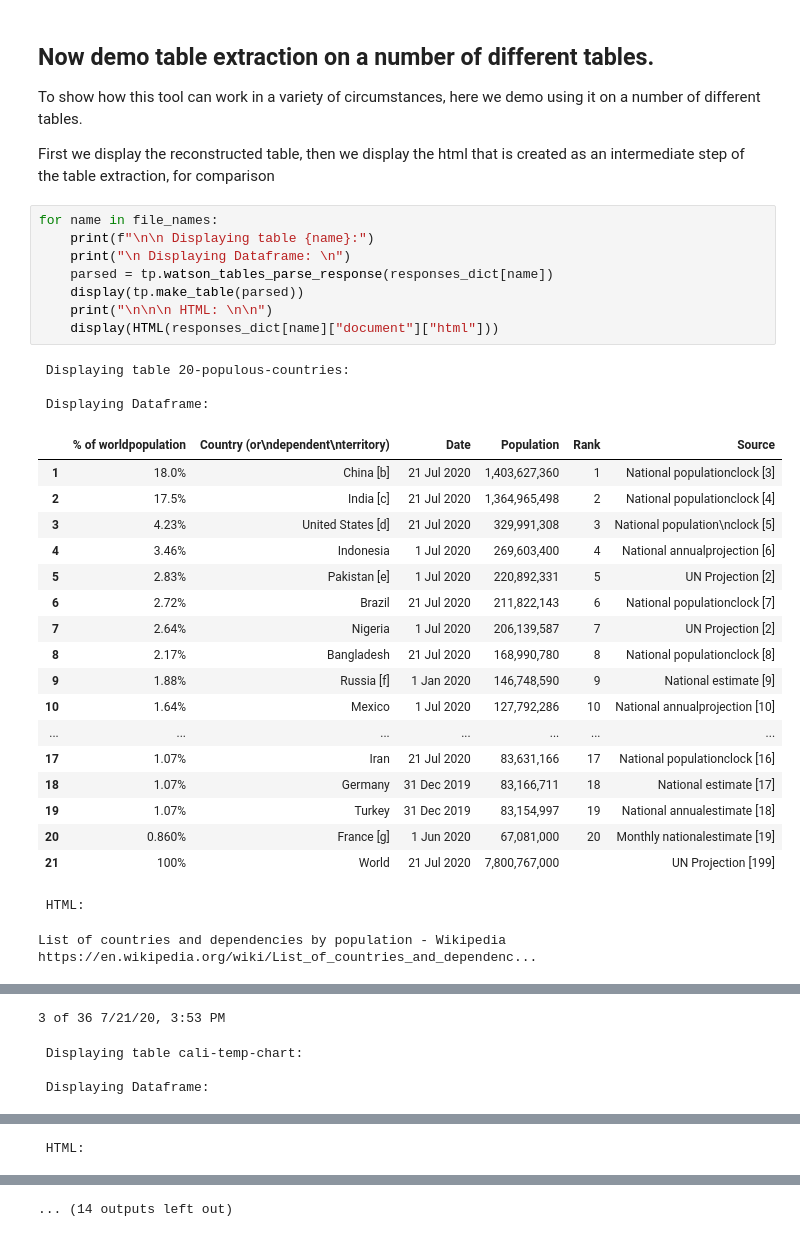
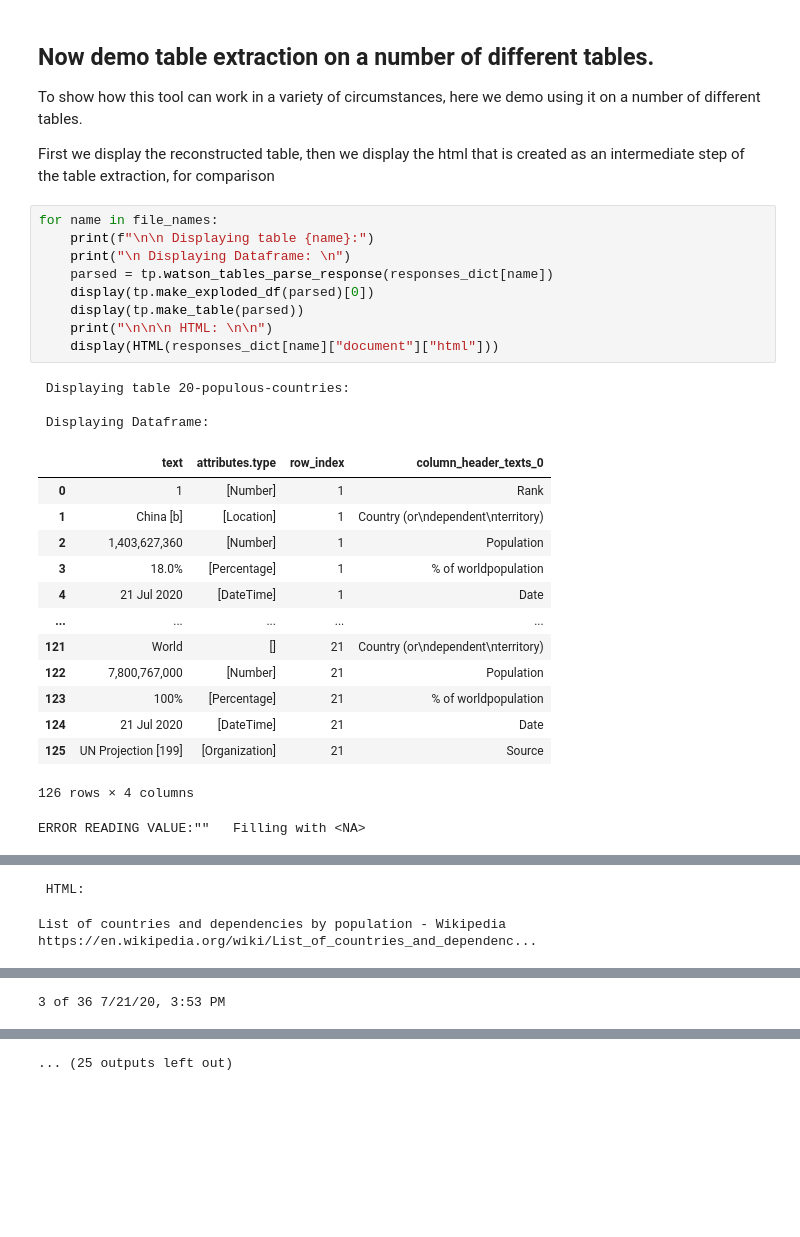
Before and after one commit to CODAIT/text-extensions-for-pandas, a Jupyter notebook: notebooks/Tables_demo_two.ipynb, the cells around one changed output, grey strips where cells are left out. Drawn from its saved outputs; the diff is of its cells as text; blank space fills up the shorter version.

```diff
--- a/notebooks/Tables_demo_two.ipynb
+++ b/notebooks/Tables_demo_two.ipynb
@@ -73,31 +75,27 @@ First we display the reconstructed table, then we display the html that is creat
 # %%
 for name in file_names:
     print(f"\n\n Displaying table {name}:")
     print("\n Displaying Dataframe: \n")
     parsed = tp.watson_tables_parse_response(responses_dict[name])
+    display(tp.make_exploded_df(parsed)[0])
     display(tp.make_table(parsed))
     print("\n\n\n HTML: \n\n")
     display(HTML(responses_dict[name]["document"]["html"]))
 # %% [output]
  Displaying table 20-populous-countries:
 
  Displaying Dataframe:
-|  | % of worldpopulation | Country (or\ndependent\nterritory) | Date | Population | Rank | Source |
-| 1 | 18.0% | China [b] | 21 Jul 2020 | 1,403,627,360 | 1 | National populationclock [3] |
-| 2 | 17.5% | India [c] | 21 Jul 2020 | 1,364,965,498 | 2 | National populationclock [4] |
-| 3 | 4.23% | United States [d] | 21 Jul 2020 | 329,991,308 | 3 | National population\nclock [5] |
-| 4 | 3.46% | Indonesia | 1 Jul 2020 | 269,603,400 | 4 | National annualprojection [6] |
-| 5 | 2.83% | Pakistan [e] | 1 Jul 2020 | 220,892,331 | 5 | UN Projection [2] |
-| 6 | 2.72% | Brazil | 21 Jul 2020 | 211,822,143 | 6 | National populationclock [7] |
-| 7 | 2.64% | Nigeria | 1 Jul 2020 | 206,139,587 | 7 | UN Projection [2] |
-| 8 | 2.17% | Bangladesh | 21 Jul 2020 | 168,990,780 | 8 | National populationclock [8] |
-| 9 | 1.88% | Russia [f] | 1 Jan 2020 | 146,748,590 | 9 | National estimate [9] |
-| 10 | 1.64% | Mexico | 1 Jul 2020 | 127,792,286 | 10 | National annualprojection [10] |
-| ... | ... | ... | ... | ... | ... | ... |
-| 17 | 1.07% | Iran | 21 Jul 2020 | 83,631,166 | 17 | National populationclock [16] |
-| 18 | 1.07% | Germany | 31 Dec 2019 | 83,166,711 | 18 | National estimate [17] |
-| 19 | 1.07% | Turkey | 31 Dec 2019 | 83,154,997 | 19 | National annualestimate [18] |
-| 20 | 0.860% | France [g] | 1 Jun 2020 | 67,081,000 | 20 | Monthly nationalestimate [19] |
-| 21 | 100% | World | 21 Jul 2020 | 7,800,767,000 |  | UN Projection [199] |
+|  | text | attributes.type | row_index | column_header_texts_0 |
+| 0 | 1 | [Number] | 1 | Rank |
+| 1 | China [b] | [Location] | 1 | Country (or\ndependent\nterritory) |
+| 2 | 1,403,627,360 | [Number] | 1 | Population |
+| 3 | 18.0% | [Percentage] | 1 | % of worldpopulation |
+| 4 | 21 Jul 2020 | [DateTime] | 1 | Date |
+| ... | ... | ... | ... | ... |
+| 121 | World | [] | 21 | Country (or\ndependent\nterritory) |
+| 122 | 7,800,767,000 | [Number] | 21 | Population |
+| 123 | 100% | [Percentage] | 21 | % of worldpopulation |
+| 124 | 21 Jul 2020 | [DateTime] | 21 | Date |
+| 125 | UN Projection [199] | [Organization] | 21 | Source |
- HTML:
+126 rows × 4 columns
-List of countries and dependencies by population - Wikipedia https://en.wikipedia.org/wiki/List_of_countries_and_dependenc...
+ERROR READING VALUE:""   Filling with <NA>
@@ -120,4 +119,2 @@ List of countries and dependencies by population - Wikipedia https://en.wikipedi
-3 of 36 7/21/20, 3:53 PM
+ HTML:
- Displaying table cali-temp-chart:
-
- Displaying Dataframe:
+List of countries and dependencies by population - Wikipedia https://en.wikipedia.org/wiki/List_of_countries_and_dependenc...
@@ -138 +137 @@ List of countries and dependencies by population - Wikipedia https://en.wikipedi
- HTML:
+3 of 36 7/21/20, 3:53 PM
@@ -168 +154 @@ Plant life in the dry climate of the lower Sonoran zone contains a diversity of
-... (14 outputs left out)
+... (25 outputs left out)
```
Also changed, not shown: parts of 2 cells of this notebook, 2 other files.
